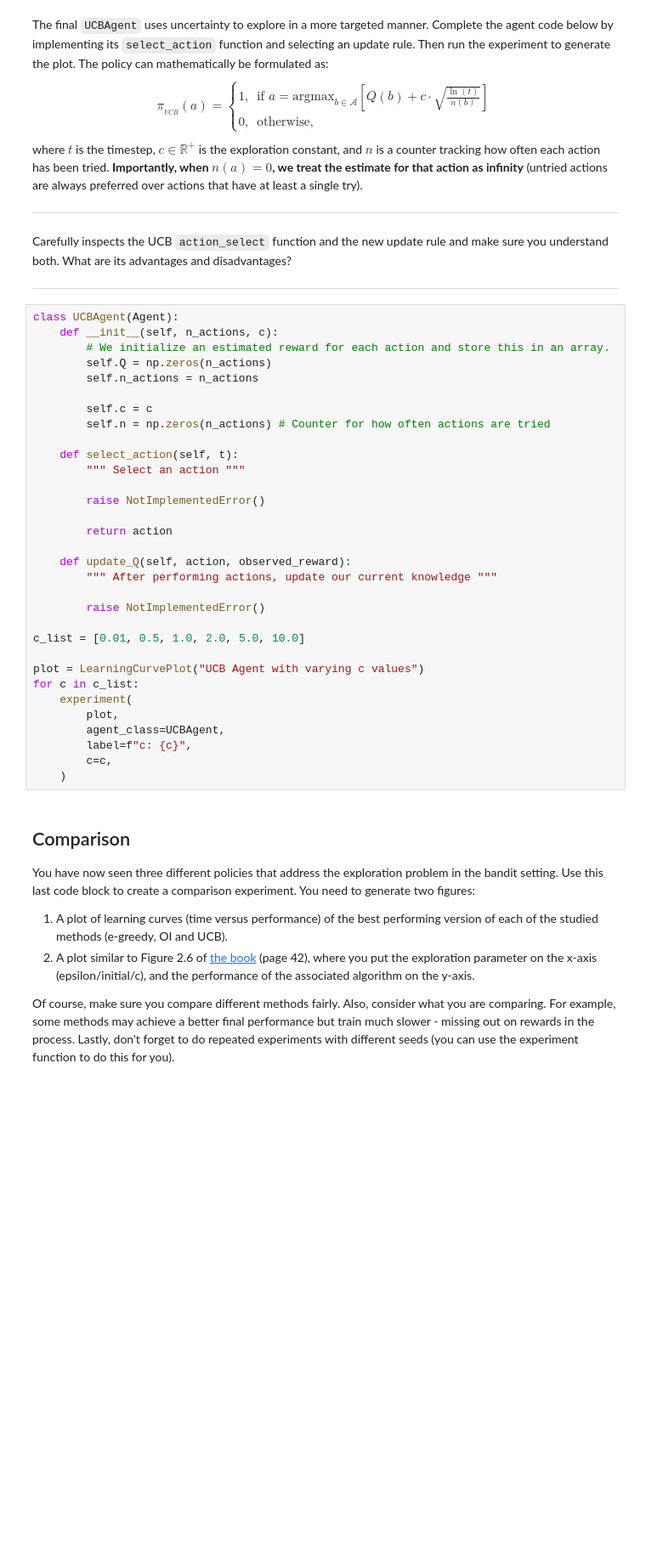
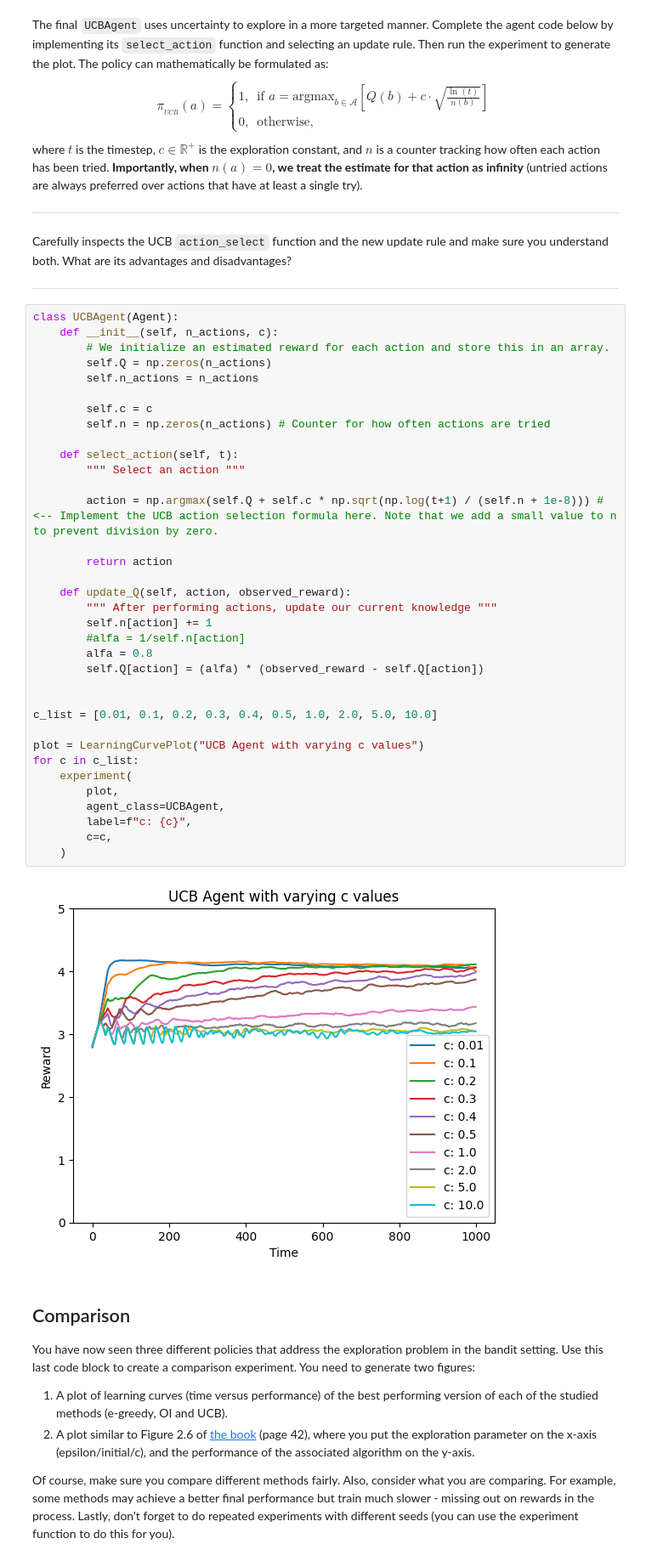
Before and after one commit to bokchoy19/intro_to_rl_assignments, a Jupyter notebook: RL_Bachelor_Assignment_1A_(2026).ipynb, the cells around one changed output. Shown at 85% size. Drawn from its saved outputs; the diff is of its cells as text; blank space fills up the shorter version.

```diff
--- a/RL_Bachelor_Assignment_1A_(2026).ipynb
+++ b/RL_Bachelor_Assignment_1A_(2026).ipynb
@@ -466,35 +469,40 @@ Carefully inspects the UCB `action_select` function and the new update rule and
 # %%
 class UCBAgent(Agent):
     def __init__(self, n_actions, c):
         # We initialize an estimated reward for each action and store this in an array.
         self.Q = np.zeros(n_actions)
         self.n_actions = n_actions
 
         self.c = c
         self.n = np.zeros(n_actions) # Counter for how often actions are tried
 
     def select_action(self, t):
         """ Select an action """
 
-        raise NotImplementedError()
+        action = np.argmax(self.Q + self.c * np.sqrt(np.log(t+1) / (self.n + 1e-8))) # <-- Implement the UCB action selection formula here. Note that we add a small value to n to prevent division by zero.
 
         return action
 
     def update_Q(self, action, observed_reward):
         """ After performing actions, update our current knowledge """
+        self.n[action] += 1
+        #alfa = 1/self.n[action]
+        alfa = 0.8
+        self.Q[action] = (alfa) * (observed_reward - self.Q[action])
 
-        raise NotImplementedError()
 
-c_list = [0.01, 0.5, 1.0, 2.0, 5.0, 10.0]
+c_list = [0.01, 0.1, 0.2, 0.3, 0.4, 0.5, 1.0, 2.0, 5.0, 10.0]
 
 plot = LearningCurvePlot("UCB Agent with varying c values")
 for c in c_list:
     experiment(
         plot,
         agent_class=UCBAgent,
         label=f"c: {c}",
         c=c,
     )
+# %% [output]
+[figure, added]
 # %% [markdown]
 ## Comparison
 
```
Also changed, not shown: parts of 3 cells of this notebook.
